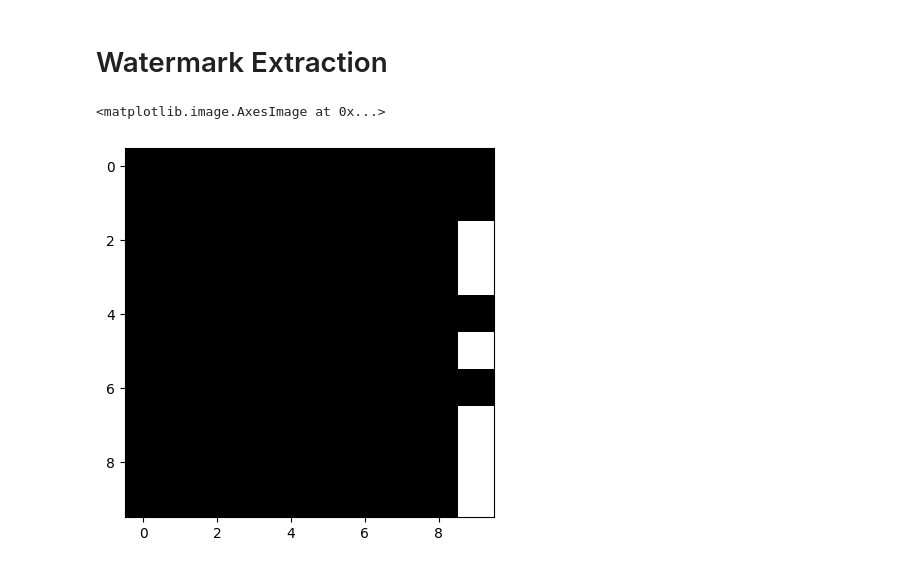
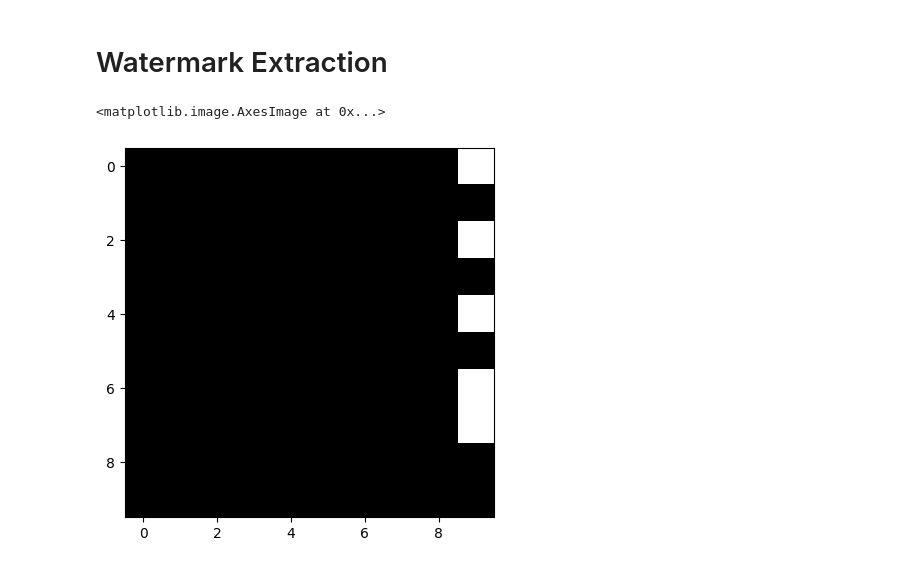
Before and after one commit to chiefDunbar/watermarking, a Jupyter notebook: paper_implementation/working.ipynb, the cells around one changed output. Drawn from its saved outputs; the diff is of its cells as text; code cells hidden in the pictures.

```diff
--- a/paper_implementation/working.ipynb
+++ b/paper_implementation/working.ipynb
@@ -107,10 +107,10 @@ def CFold_1(Z):
         return Z.real % 1 + (Z.imag % 1) * 1j
 
 def compute_Z1(a, c1, Z1, Z2):
-    return CFold_1(a * ((Z1 / Z2)**2)) + c1
+    return CFold_1(a * ((Z1 / Z2)**2) + c1)
 
 def compute_Z2(b, c2, Z1, Z2):
-    return CFold_1(b * ((Z2 / Z1)**2)) + c2
+    return CFold_1(b * ((Z2 / Z1)**2) + c2)
 
 def compute_x_y(Z1, Z2, rcB4, ccB4):
     return (int(np.floor(Z1.real * (10**14)) % rcB4),
@@ -258,18 +258,18 @@ def embed(frames_folder, param):
     return embeded_frames, watermark, param_copy
 # %%
 param_initial = {
-        'a' : 6,
-        'b' : 4,
-        'Z1_history' : [0.4 + 0.1j],
-        'Z2_history' : [0.6 + 0.3j],
-        'c1' : 0.2,
-        'c2' : 0.7,
+        'a' : 10.7,
+        'b' : 11.2,
+        'Z1_history' : [0.83 + 0.35j],
+        'Z2_history' : [0.67 + 0.54j],
+        'c1' : 0.53 + 0.26j,
+        'c2' : 0.83 + 0.35j,
         'T' : 0.025,
         'W_shape' : (10, 10)
     }
 
 
-embeded_frames, watermark, param_final = embed(frames_folder='extracted_frames',
+embeded_frames, watermark, param_embed = embed(frames_folder='extracted_frames',
                                                param=param_initial)
 # %%
 plt.imshow(watermark, cmap = plt.cm.gray)
@@ -393,20 +393,20 @@ def extract(frames_folder, param):
 
     param_copy = copy.deepcopy(param)
 
-    watermark_extracted = np.zeros(param['W_shape'], dtype=np.uint8)
+    watermark_extracted = []
 
     for frame_path in frame_paths:
         path = os.path.join(frames_folder, frame_path)
-        watermark_extracted = embedding_extraction_function(I = cv2.imread(path),
-                                                            W = watermark_extracted,
+        watermark_extracted.append(embedding_extraction_function(I = cv2.imread(path),
+                                                            W = np.zeros(param['W_shape'], dtype=np.uint8),
                                                             param = param_copy)
-
+)
     return watermark_extracted, param_copy
 # %%
-W_extracted, param_final = extract(frames_folder='embeded_frames',
+Ws_extracted, param_extract = extract(frames_folder='embeded_frames',
                                    param = param_initial)
 # %%
-plt.imshow(W_extracted, cmap = plt.cm.gray)
+plt.imshow(Ws_extracted[0], cmap = plt.cm.gray)
 # %% [output]
 <matplotlib.image.AxesImage at 0x...>
-[figure, old version]
+[figure, new version]
```
Also changed, not shown: parts of 12 cells of this notebook, 4 other files.
